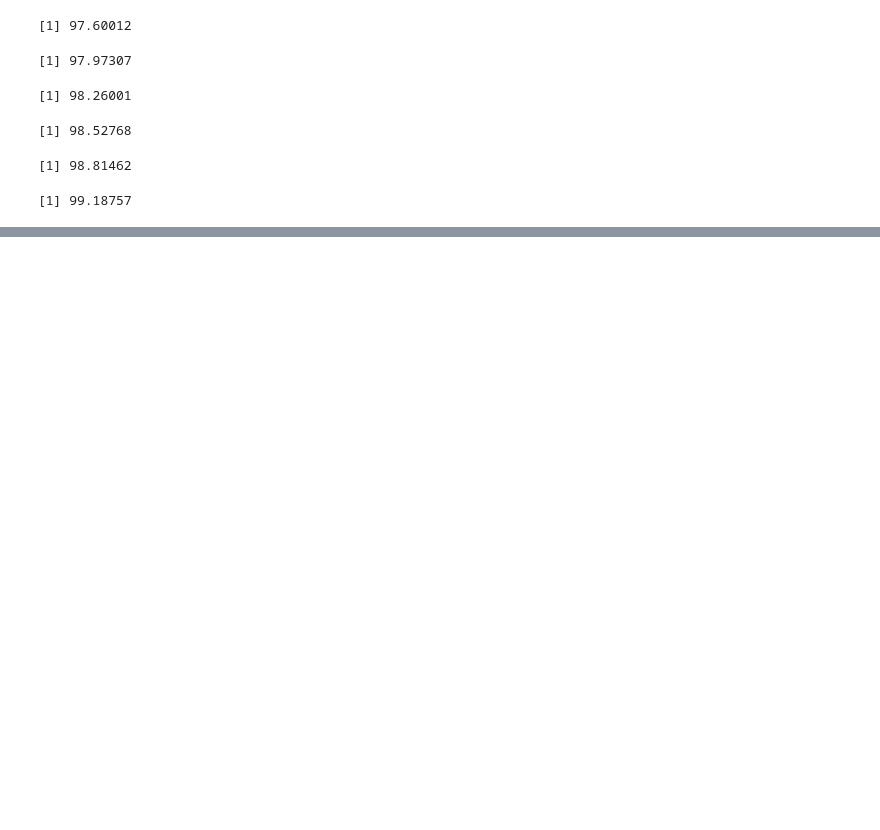
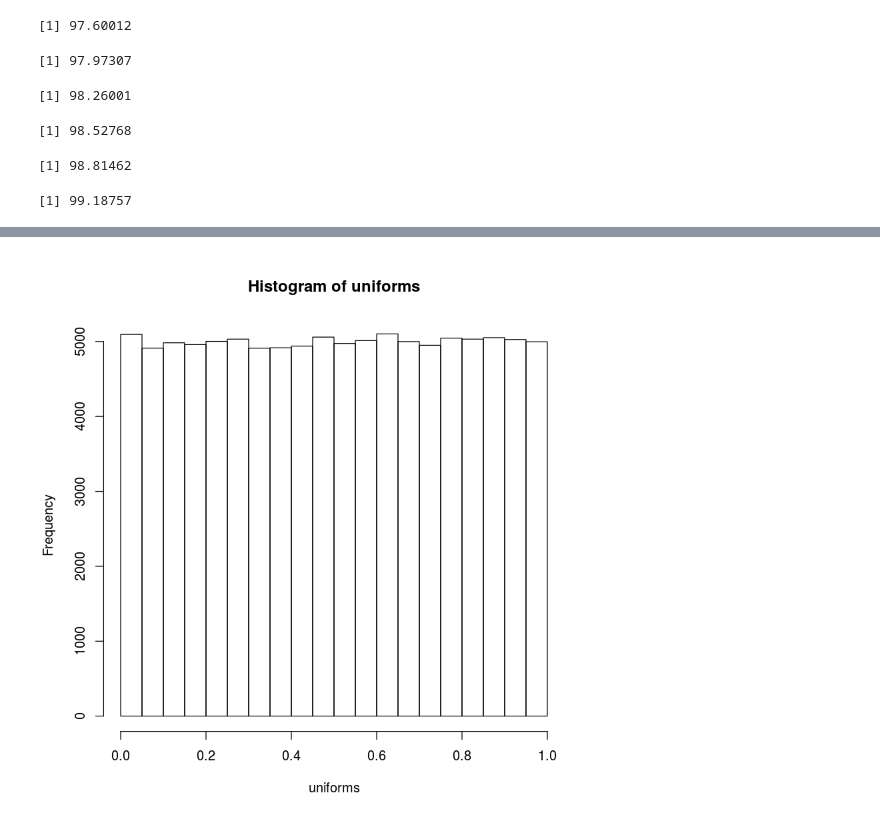
Before and after one commit to eriisugimoto/r-p, a Jupyter notebook: math4501-final.ipynb, the cells around one changed output, grey strips where cells are left out. Drawn from its saved outputs; the diff is of its cells as text; code cells hidden in the pictures; blank space fills up the shorter version.

```diff
--- a/math4501-final.ipynb
+++ b/math4501-final.ipynb
@@ -235,0 +471,5 @@ d_1 = \sum{\frac{x_i - }{}}
+# %%
+uniforms =runif(100000, 0, 1)
+hist(uniforms)
+# %% [output]
+[figure, added]
```
Also changed, not shown: parts of 48 cells of this notebook.
